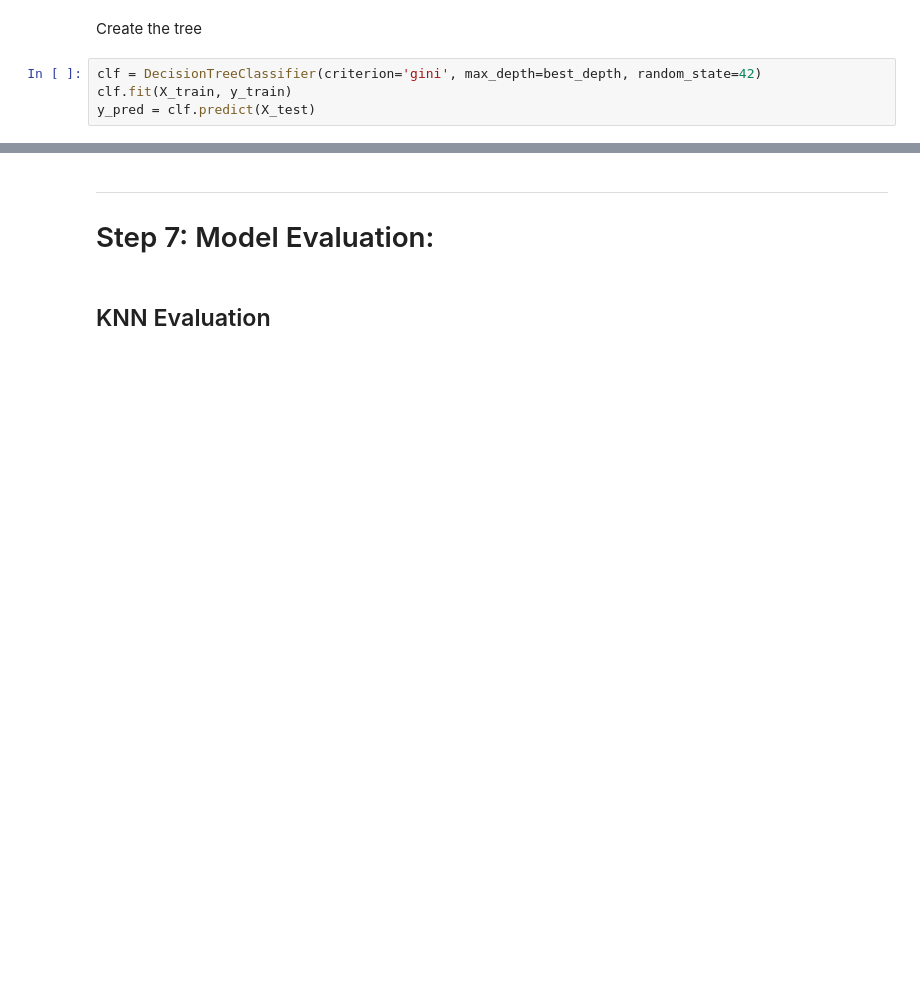
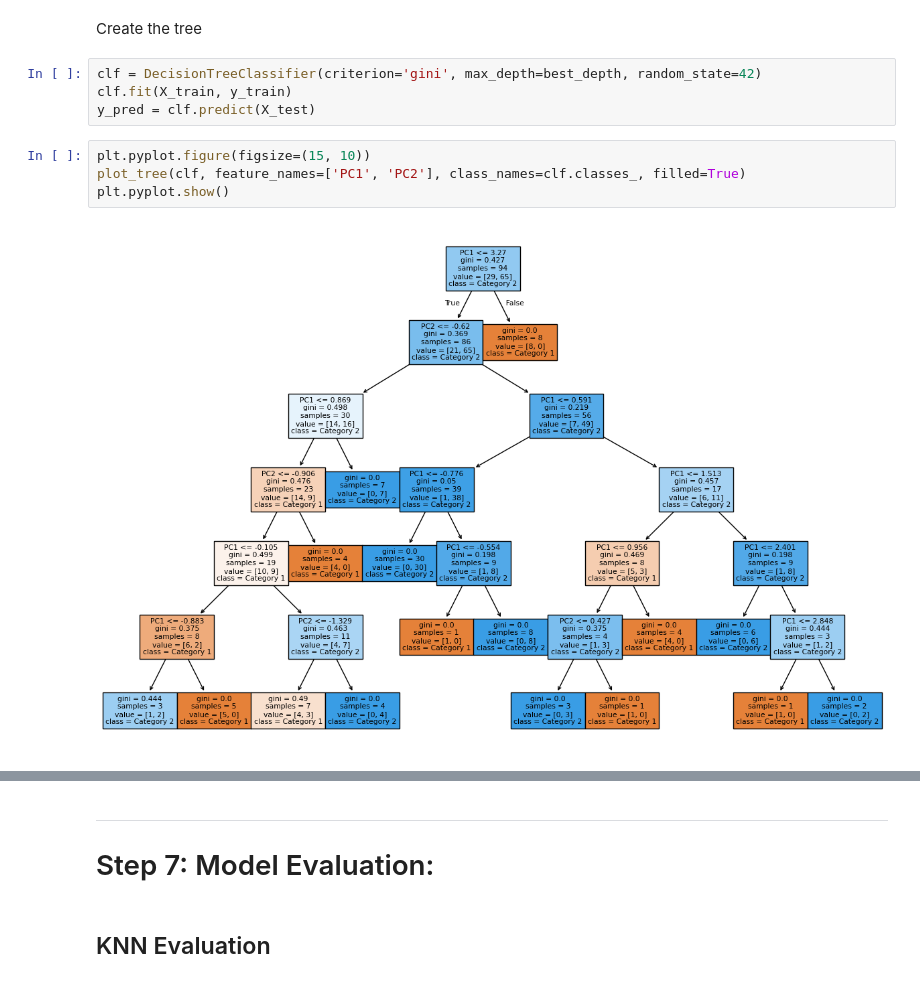
Before and after one commit to Hormone4/World-Happiness-Machine-Learning, a Jupyter notebook: main.ipynb, the cells around one changed output, grey strips where cells are left out. Drawn from its saved outputs; the diff is of its cells as text; blank space fills up the shorter version.

```diff
--- a/main.ipynb
+++ b/main.ipynb
@@ -667,3 +667,9 @@ Create the tree
 clf = DecisionTreeClassifier(criterion='gini', max_depth=best_depth, random_state=42)
 clf.fit(X_train, y_train)
 y_pred = clf.predict(X_test)
+# %%
+plt.pyplot.figure(figsize=(15, 10))
+plot_tree(clf, feature_names=['PC1', 'PC2'], class_names=clf.classes_, filled=True)
+plt.pyplot.show()
+# %% [output]
+[figure, added]
```
Also changed, not shown: parts of 7 cells of this notebook.
